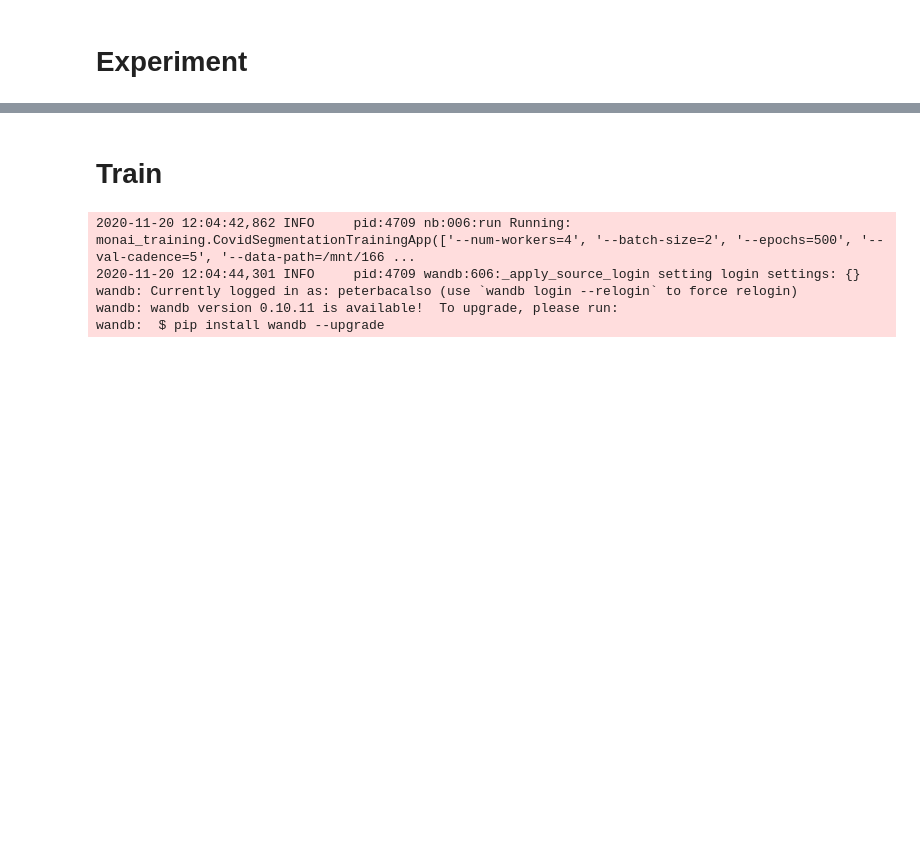
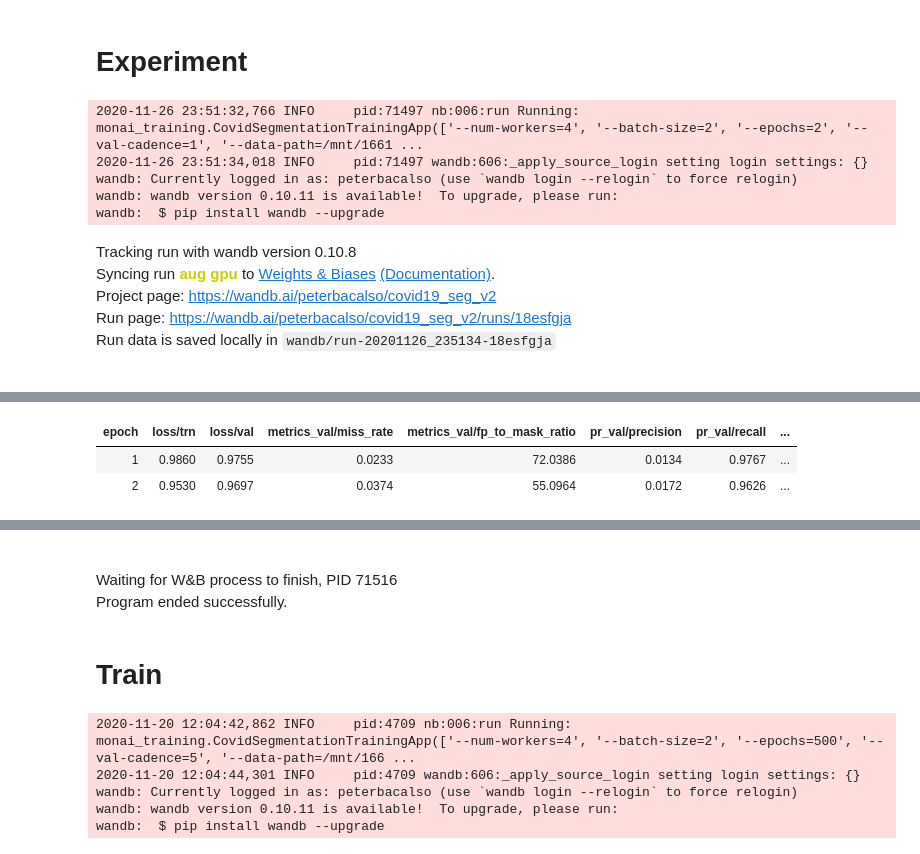
Before and after one commit to peterbacalso/covid_CT_lung_lesion_segmentation, a Jupyter notebook: experiments2.ipynb, the cells around one changed output, grey strips where cells are left out. Saved outputs shown, nothing was run; the diff lists cells and outputs as text; code cells hidden in the pictures; blank space fills up the shorter version.

Commit message:
updated monai training

```diff
--- a/experiments2.ipynb
+++ b/experiments2.ipynb
@@ -49,9 +48,20 @@ run_name = 'test run'
 # %%
 run('monai_training.CovidSegmentationTrainingApp', f'--batch-size={batch_size}', f'--epochs={experiment_epochs}',
-    f'--val-cadence={val_cadence}', f'--data-path={data_path}',
+    f'--val-cadence={val_cadence}', f'--data-path={data_path}', '--augmented',
     f'--recall-priority={recall_priority}', f'--depth={unet_depth}', f'--pad-type={pad_types[0]}',
     '--width-cri', f'{width_cri[0]}', f'{width_cri[1]}', f'{width_cri[2]}',
     f'--project-name={project_name}', f'--run-name={run_name}')
 
 # dummy run to finish wandb
 run('monai_training.CovidSegmentationTrainingApp', '--epochs=0', f'--project-name={project_name}', '--run-name=to delete')
+# %% [output]
+2020-11-26 23:51:32,766 INFO     pid:71497 nb:006:run Running: monai_training.CovidSegmentationTrainingApp(['--num-workers=4', '--batch-size=2', '--epochs=2', '--val-cadence=1', '--data-path=/mnt/1661 ...
+2020-11-26 23:51:34,018 INFO     pid:71497 wandb:606:_apply_source_login setting login settings: {}
+wandb: Currently logged in as: peterbacalso (use `wandb login --relogin` to force relogin)
+wandb: wandb version 0.10.11 is available!  To upgrade, please run:
+wandb:  $ pip install wandb --upgrade
+Tracking run with wandb version 0.10.8
+Syncing run aug gpu to Weights & Biases (Documentation).
+Project page: https://wandb.ai/peterbacalso/covid19_seg_v2
+Run page: https://wandb.ai/peterbacalso/covid19_seg_v2/runs/18esfgja
+Run data is saved locally in wandb/run-20201126_235134-18esfgja
@@ -57,0 +72,3 @@ run('monai_training.CovidSegmentationTrainingApp', '--epochs=0', f'--project-nam
+| epoch | loss/trn | loss/val | metrics_val/miss_rate | metrics_val/fp_to_mask_ratio | pr_val/precision | pr_val/recall | ... |
+| 1 | 0.9860 | 0.9755 | 0.0233 | 72.0386 | 0.0134 | 0.9767 | ... |
+| 2 | 0.9530 | 0.9697 | 0.0374 | 55.0964 | 0.0172 | 0.9626 | ... |
@@ -58,3 +92,5 @@ run('monai_training.CovidSegmentationTrainingApp', '--epochs=0', f'--project-nam
+Waiting for W&B process to finish, PID 71516
+Program ended successfully.
 # %% [markdown]
 # Train
 # %%
```
Also changed, not shown: parts of 5 cells of this notebook, 2 other files.
